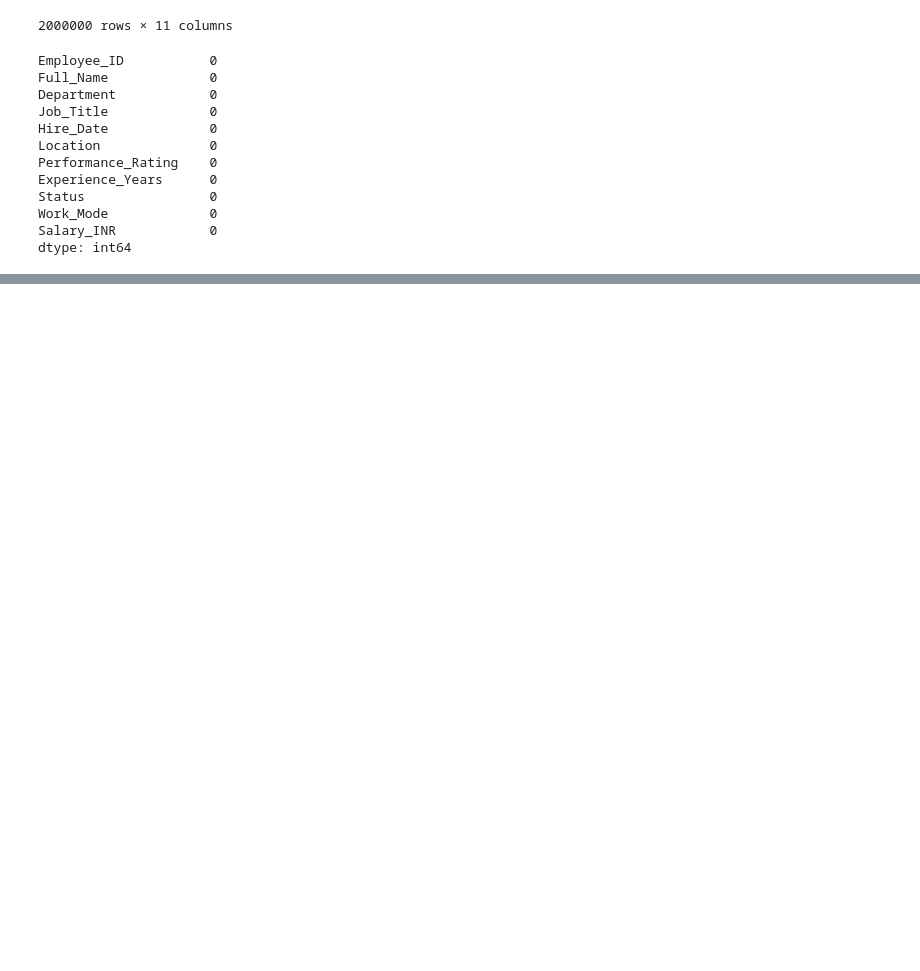
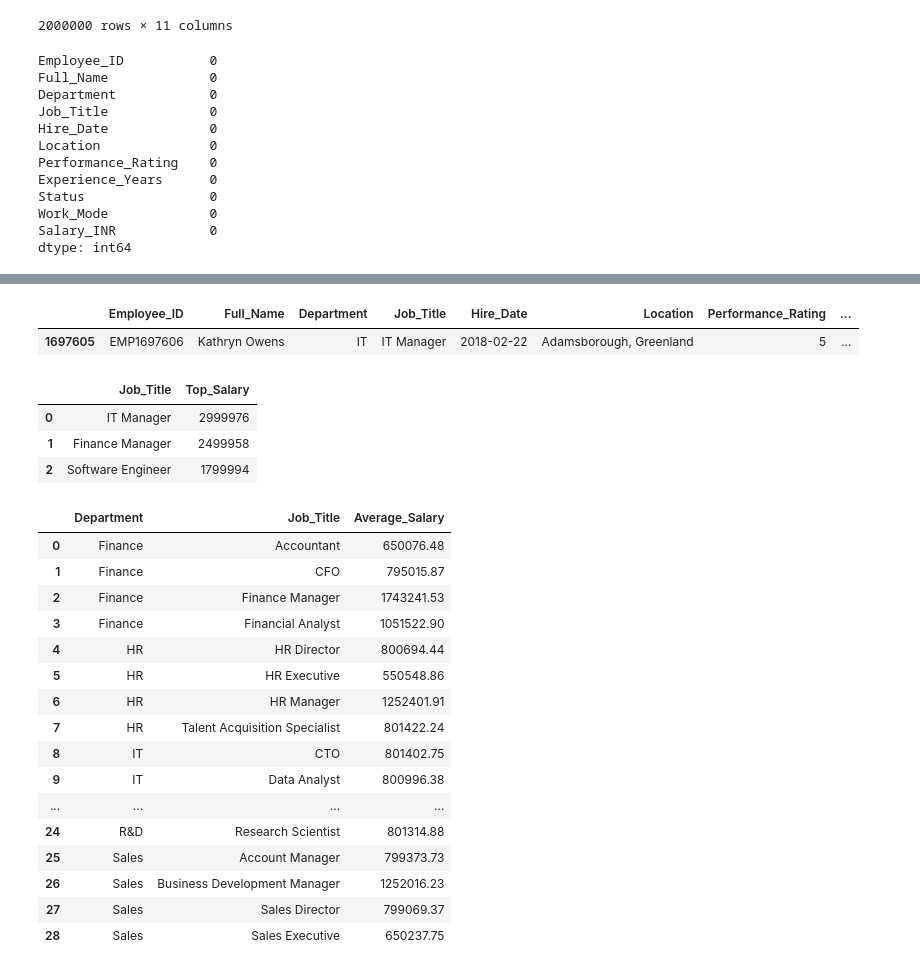
Before and after one commit to SirT17/Amazon_Sales, a Jupyter notebook: HR_Report.ipynb, the cells around one changed output, grey strips where cells are left out. Saved outputs shown, nothing was run; the diff lists cells and outputs as text; code cells hidden in the pictures; blank space fills up the shorter version.

```diff
--- a/HR_Report.ipynb
+++ b/HR_Report.ipynb
@@ -97,0 +114,34 @@ Name: Status, dtype: float64
+# %%
+company_data[company_data['Salary_INR'] == company_data['Salary_INR'].max()]
+# %% [output]
+|  | Employee_ID | Full_Name | Department | Job_Title | Hire_Date | Location | Performance_Rating | ... |
+| 1697605 | EMP1697606 | Kathryn Owens | IT | IT Manager | 2018-02-22 | Adamsborough, Greenland | 5 | ... |
+# %%
+top_titles = company_data.groupby('Job_Title')['Salary_INR'].max().sort_values(ascending=False).head(3).round(2).reset_index(name='Top_Salary')
+top_titles
+# %% [output]
+|  | Job_Title | Top_Salary |
+| 0 | IT Manager | 2999976 |
+| 1 | Finance Manager | 2499958 |
+| 2 | Software Engineer | 1799994 |
+# %%
+avg_salary_by_dept_and_title = company_data.groupby(['Department','Job_Title'])['Salary_INR'].mean().round(2).reset_index(name='Average_Salary')
+avg_salary_by_dept_and_title
+# %% [output]
+|  | Department | Job_Title | Average_Salary |
+| 0 | Finance | Accountant | 650076.48 |
+| 1 | Finance | CFO | 795015.87 |
+| 2 | Finance | Finance Manager | 1743241.53 |
+| 3 | Finance | Financial Analyst | 1051522.90 |
+| 4 | HR | HR Director | 800694.44 |
+| 5 | HR | HR Executive | 550548.86 |
+| 6 | HR | HR Manager | 1252401.91 |
+| 7 | HR | Talent Acquisition Specialist | 801422.24 |
+| 8 | IT | CTO | 801402.75 |
+| 9 | IT | Data Analyst | 800996.38 |
+| ... | ... | ... | ... |
+| 24 | R&D | Research Scientist | 801314.88 |
+| 25 | Sales | Account Manager | 799373.73 |
+| 26 | Sales | Business Development Manager | 1252016.23 |
+| 27 | Sales | Sales Director | 799069.37 |
+| 28 | Sales | Sales Executive | 650237.75 |
```
Also changed, not shown: parts of 14 cells of this notebook, 6 other files.
